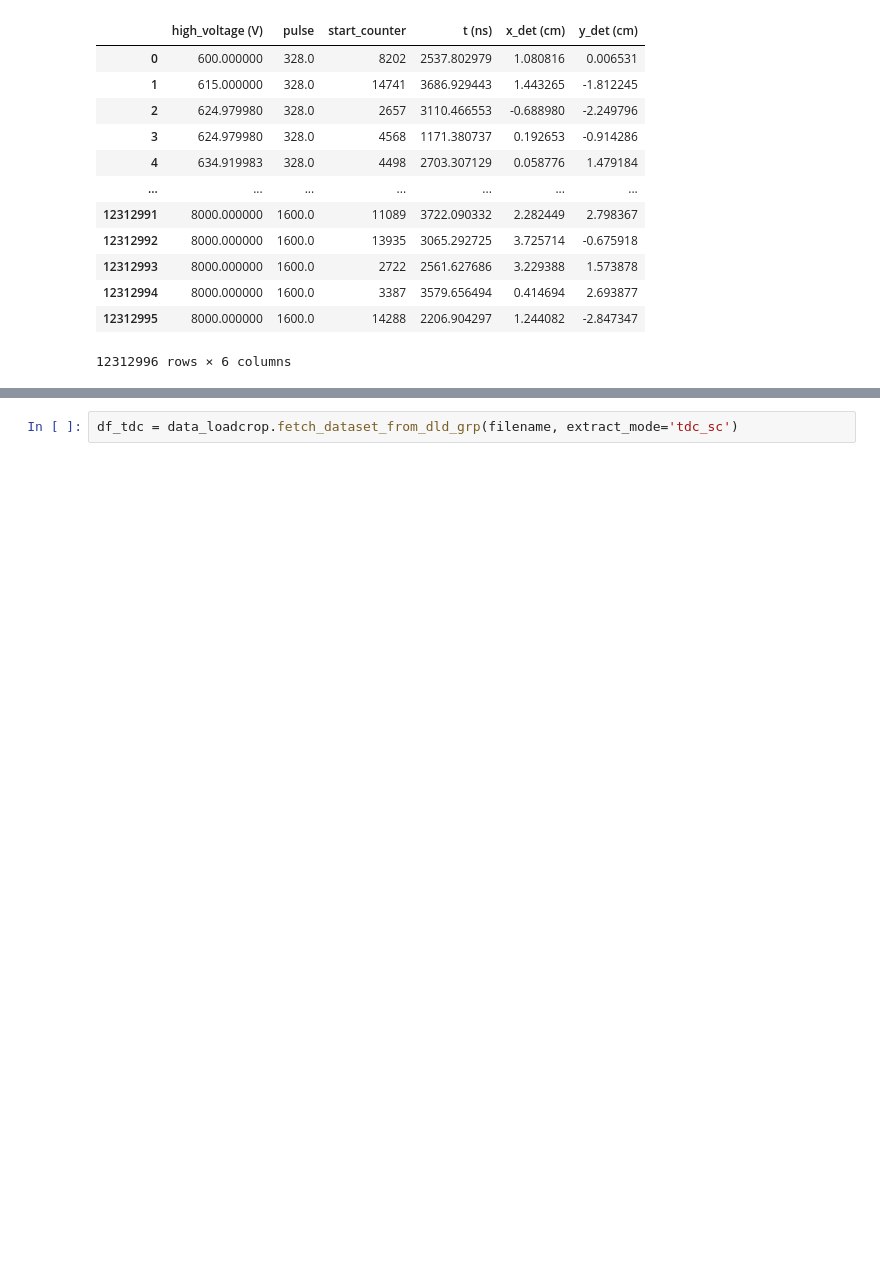
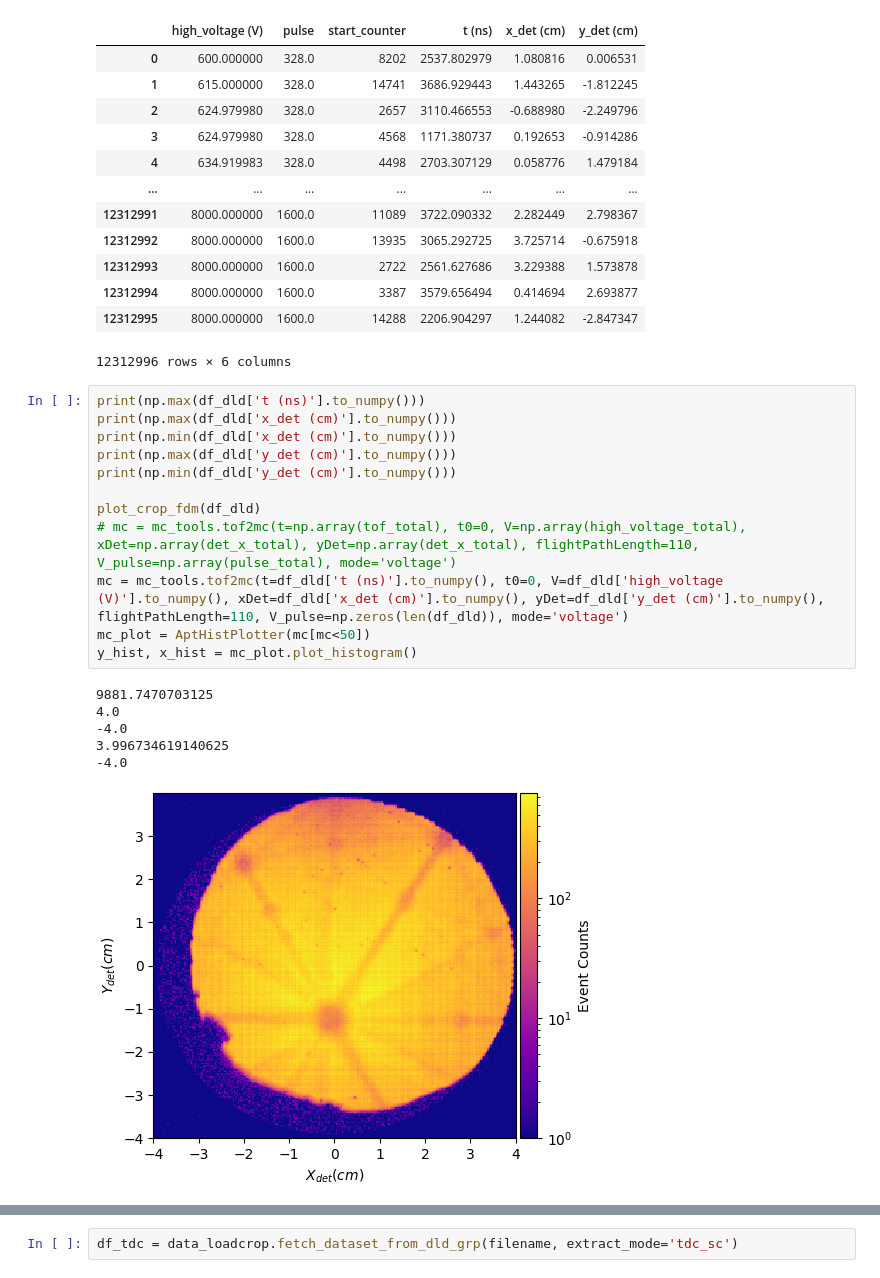
Before and after one commit to mmonajem/pyoxcart, a Jupyter notebook: pyccapt/calibration/tutorials/jupyter_files/raw_data_analysis.ipynb, the cells around one changed output, grey strips where cells are left out. Saved outputs shown, nothing was run; the diff lists cells and outputs as text; blank space fills up the shorter version.

```diff
--- a/pyccapt/calibration/tutorials/jupyter_files/raw_data_analysis.ipynb
+++ b/pyccapt/calibration/tutorials/jupyter_files/raw_data_analysis.ipynb
@@ -40,3 +37,22 @@ df_dld
 | 12312994 | 8000.000000 | 1600.0 | 3387 | 3579.656494 | 0.414694 | 2.693877 |
 | 12312995 | 8000.000000 | 1600.0 | 14288 | 2206.904297 | 1.244082 | -2.847347 |
 12312996 rows × 6 columns
+# %%
+print(np.max(df_dld['t (ns)'].to_numpy()))
+print(np.max(df_dld['x_det (cm)'].to_numpy()))
+print(np.min(df_dld['x_det (cm)'].to_numpy()))
+print(np.max(df_dld['y_det (cm)'].to_numpy()))
+print(np.min(df_dld['y_det (cm)'].to_numpy()))
+
+plot_crop_fdm(df_dld)
+# mc = mc_tools.tof2mc(t=np.array(tof_total), t0=0, V=np.array(high_voltage_total), xDet=np.array(det_x_total), yDet=np.array(det_x_total), flightPathLength=110, V_pulse=np.array(pulse_total), mode='voltage')
+mc = mc_tools.tof2mc(t=df_dld['t (ns)'].to_numpy(), t0=0, V=df_dld['high_voltage (V)'].to_numpy(), xDet=df_dld['x_det (cm)'].to_numpy(), yDet=df_dld['y_det (cm)'].to_numpy(), flightPathLength=110, V_pulse=np.zeros(len(df_dld)), mode='voltage')
+mc_plot = AptHistPlotter(mc[mc<50])
+y_hist, x_hist = mc_plot.plot_histogram()
+# %% [output]
+9881.7470703125
+4.0
+-4.0
+3.996734619140625
+-4.0
+[figure, added]
```
Also changed, not shown: parts of 20 cells of this notebook, 4 other files.
